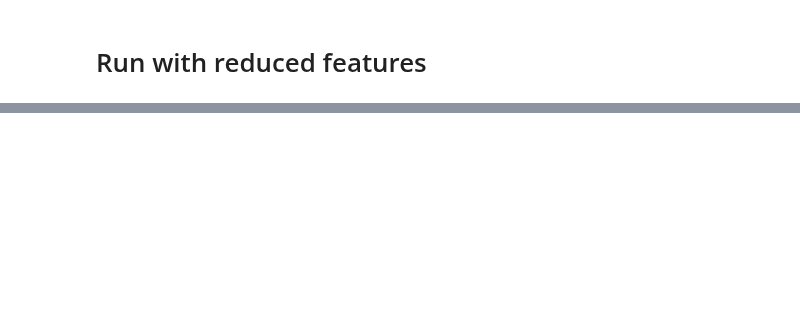
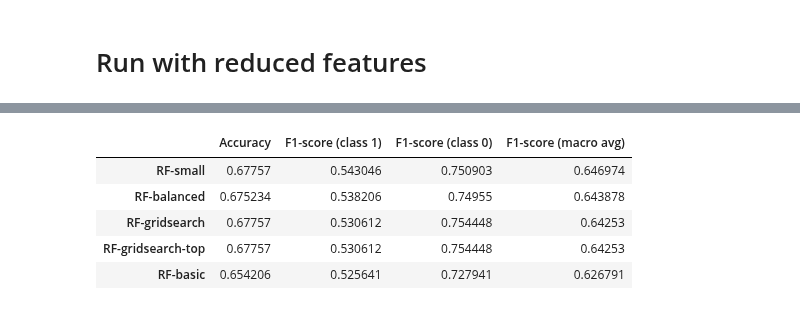
Before and after one commit to mitirmizi/koby-bryant-shot-selection, a Jupyter notebook: src/5-random-forresst.ipynb, the cells around one changed output, grey strips where cells are left out. Drawn from its saved outputs; the diff is of its cells as text; code cells hidden in the pictures; blank space fills up the shorter version.

```diff
--- a/src/5-random-forresst.ipynb
+++ b/src/5-random-forresst.ipynb
@@ -217,0 +302,11 @@ array([[208,  26],
+# %%
+y_pred = model_rf4_gs.predict(x_test)
+results.loc['RF-gridsearch-top', :] = compute_metrics(y_test, y_pred)
+results.sort_values(by='F1-score (macro avg)', ascending=False)
+# %% [output]
+|  | Accuracy | F1-score (class 1) | F1-score (class 0) | F1-score (macro avg) |
+| RF-small | 0.67757 | 0.543046 | 0.750903 | 0.646974 |
+| RF-balanced | 0.675234 | 0.538206 | 0.74955 | 0.643878 |
+| RF-gridsearch | 0.67757 | 0.530612 | 0.754448 | 0.64253 |
+| RF-gridsearch-top | 0.67757 | 0.530612 | 0.754448 | 0.64253 |
+| RF-basic | 0.654206 | 0.525641 | 0.727941 | 0.626791 |
```
Also changed, not shown: parts of 18 cells of this notebook.
